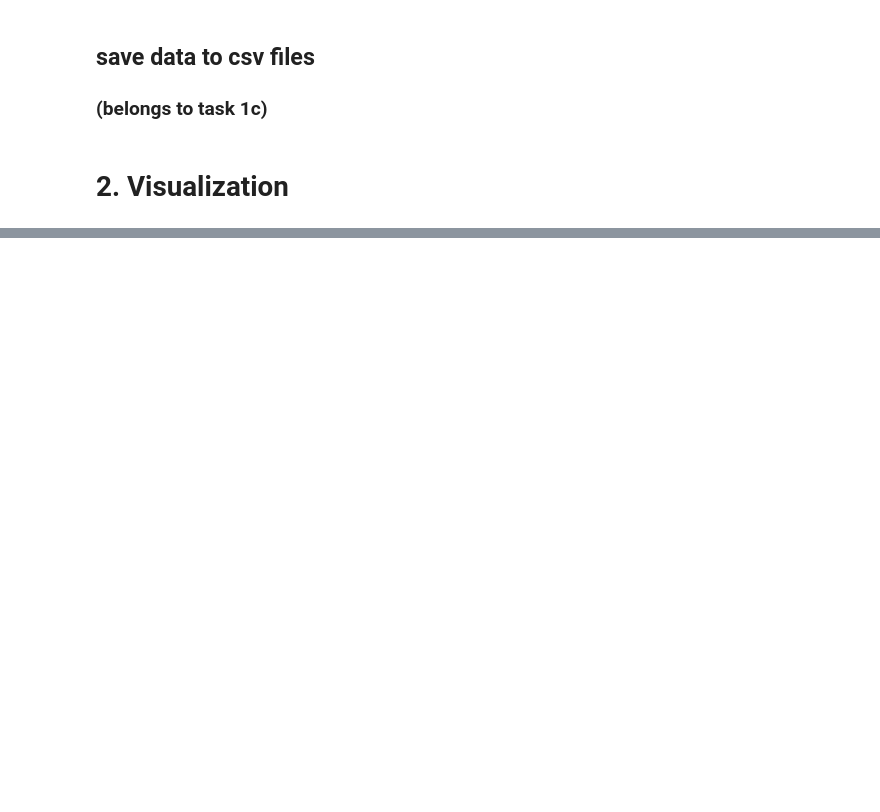
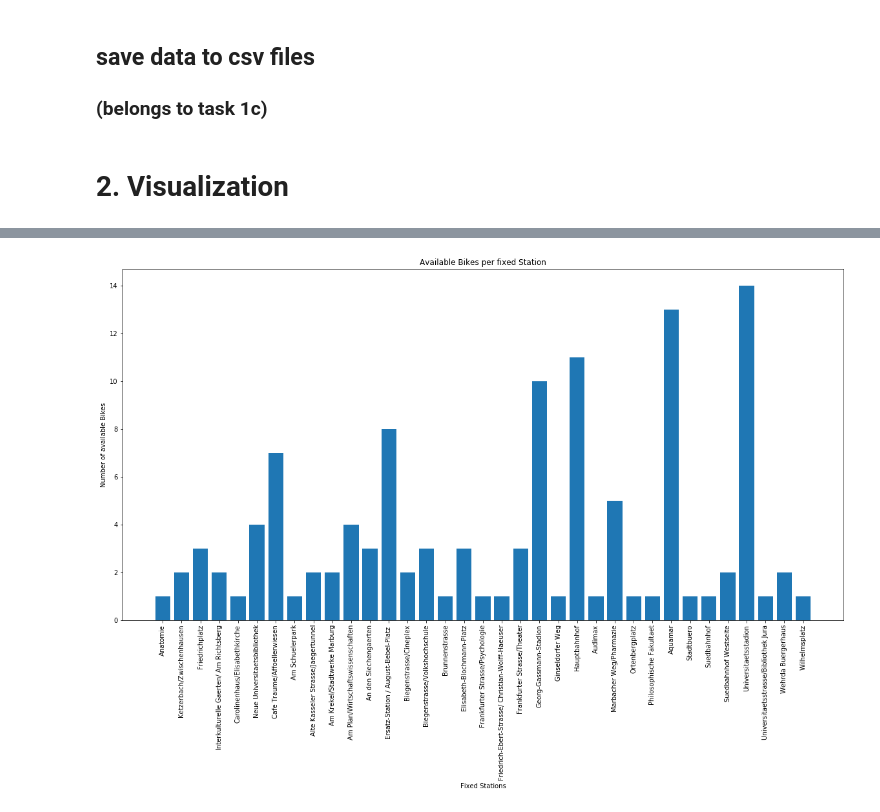
Before and after one commit to Tezzmo/PDS_Project, a Jupyter notebook: notebooks/MasterGuidelineNotebook.ipynb, the cells around one changed output, grey strips where cells are left out. Cells and saved outputs as stored; diff of their text form; code cells hidden in the pictures; blank space fills up the shorter version.

```diff
--- a/notebooks/MasterGuidelineNotebook.ipynb
+++ b/notebooks/MasterGuidelineNotebook.ipynb
@@ -13,7 +11,10 @@ dfRaw = nextbike.io.read_file()
 # %%
-dfStationBikeNumber = nextbike.io.preprocessStationData(dfRaw)
-dfStationBikeNumber = nextbike.io.createBikeNumberPerStationIndex(dfStationBikeNumber)
-dfStationBikeNumber.head()
+
+
+#Station data
+stationData = nextbike.io.preprocessStationData(dfRaw)
+dfBikesPerStationIndex = nextbike.io.createBikeNumberPerStationIndex(stationData)
+dfBikesPerStationIndex.head()
 # %% [output]
 |  | 5140 | 5141 | 5142 | 5143 | 5144 | 5145 | 5146 | 5147 | 5150 | 5151 | ... | ... |
 | datetime |  |  |  |  |  |  |  |  |  |  |  | ... |
@@ -69,0 +89,4 @@ m
+# %%
+nextbike.visualization.visualizeNumberOfBikesPerStationBarplot('2019-08-20 19:00:00', dfStations, dfBikesPerStationIndex)
+# %% [output]
+[figure, added]
```
Also changed, not shown: parts of 28 cells of this notebook, 1 other file.
